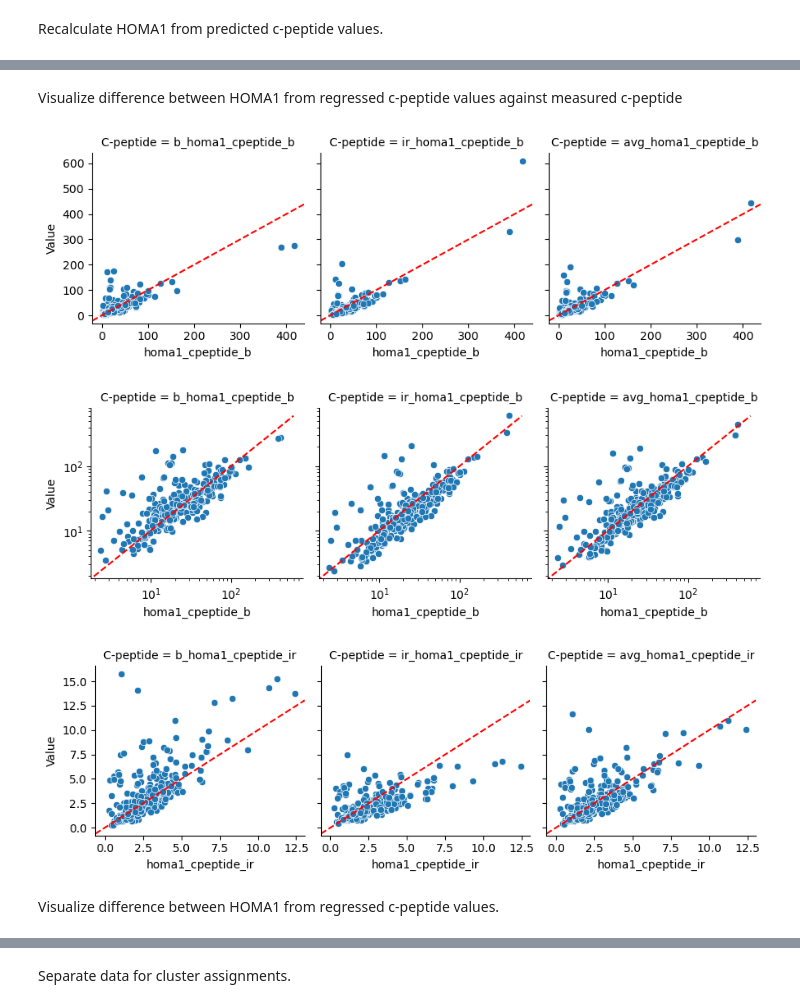
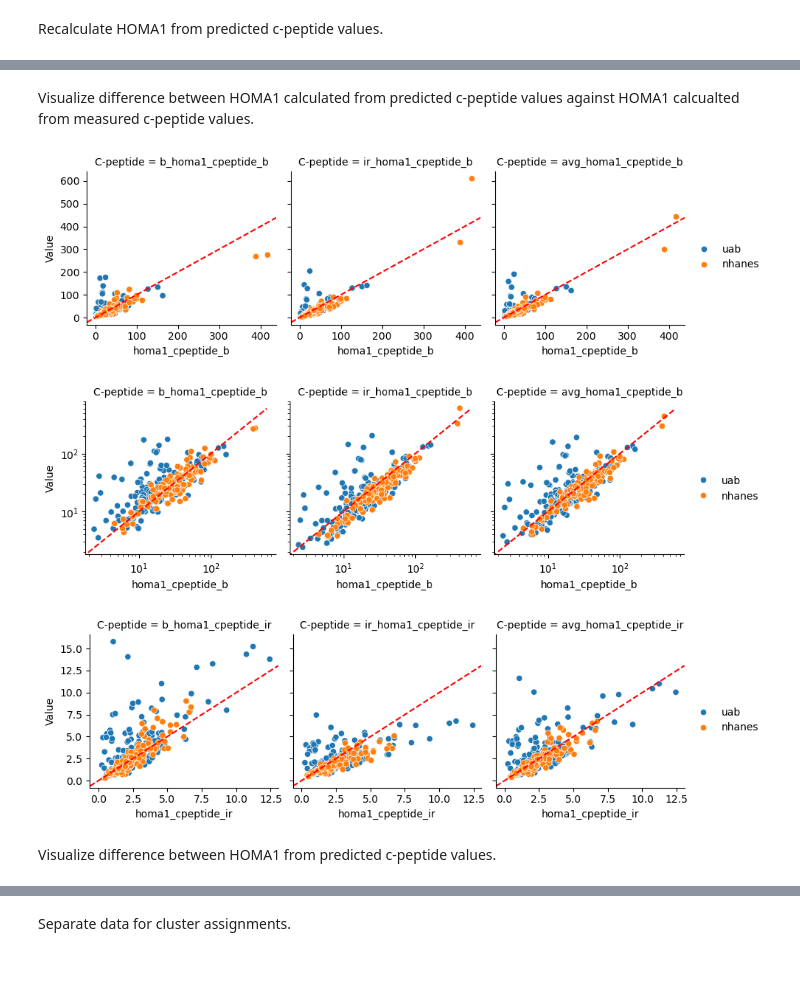
Before and after one commit to brianluhd/COVID19_clusters, a Jupyter notebook: HOMA_regression/homa_fe_cluster_assignment_comparison.ipynb, the cells around one changed output, grey strips where cells are left out. Drawn from its saved outputs; the diff is of its cells as text; code cells hidden in the pictures; blank space fills up the shorter version.

```diff
--- a/HOMA_regression/homa_fe_cluster_assignment_comparison.ipynb
+++ b/HOMA_regression/homa_fe_cluster_assignment_comparison.ipynb
@@ -69,6 +71,12 @@ data_cpeptide = data[["gad", "a1c", "bmi", "diabetes_age", "homa1_cpeptide_b", "
+# %%
+data["insulin"] = (data["homa1_insulin_b"] * (data["glucose"] - 3.5)) / (20)
 # %% [markdown]
 Derive c-peptide from regression.
 # %%
+# original c-peptide
+data["cpeptide"] = (data["homa1_cpeptide_b"] * (data["glucose"] - 3.5)) / (20*6)
+
+# predicted c-peptide
 data["cpeptide_b"] = (data["homa1_pred_b"] * (data["glucose"] - 3.5)) / (20*6)
 data["cpeptide_ir"] = (22.5 * data["homa1_pred_ir"]) / (6 * data["glucose"])
 data["cpeptide_avg"] = data[['cpeptide_b', 'cpeptide_ir']].mean(axis=1)
@@ -85,0 +96,13 @@ data["avg_homa1_cpeptide_ir"] = (data["glucose"] * 6 * data["cpeptide_avg"]) / 2
+# %%
+df_long = pd.melt(data, id_vars = ["DE_ID", "cpeptide", "source"],
+                  value_vars = ["cpeptide_b", "cpeptide_ir", "cpeptide_avg"],
+                  var_name = "C-peptide", value_name='Value')
+
+g = sns.FacetGrid(df_long, col = "C-peptide")
+g.map(sns.scatterplot, "cpeptide", "Value", "source")
+g.add_legend()
+
+for ax in g.axes.flat:
+    ax.axline((0, 0), slope = 1, color = "red", linestyle = "--")
+
+plt.show()
@@ -86,26 +137,28 @@ data["avg_homa1_cpeptide_ir"] = (data["glucose"] * 6 * data["cpeptide_avg"]) / 2
 # %% [markdown]
-Visualize difference between HOMA1 from regressed c-peptide values against measured c-peptide
+Visualize difference between HOMA1 calculated from predicted c-peptide values against HOMA1 calcualted from measured c-peptide values.
 # %%
-df_long = pd.melt(data, id_vars = ["DE_ID", "homa1_cpeptide_b"],
+df_long = pd.melt(data, id_vars = ["DE_ID", "homa1_cpeptide_b", "source"],
                   value_vars = ["b_homa1_cpeptide_b", "ir_homa1_cpeptide_b", "avg_homa1_cpeptide_b"],
                   var_name = "C-peptide", value_name='Value')
 
 g = sns.FacetGrid(df_long, col = "C-peptide")
-g.map(sns.scatterplot, "homa1_cpeptide_b", "Value")
+g.map(sns.scatterplot, "homa1_cpeptide_b", "Value", "source")
+g.add_legend()
 
 for ax in g.axes.flat:
     ax.axline((0, 0), slope = 1, color = "red", linestyle = "--")
 
 plt.show()
 # %% [output]
-[figure, old version]
+[figure, new version]
 # %%
-df_long = pd.melt(data, id_vars = ["DE_ID", "homa1_cpeptide_b"],
+df_long = pd.melt(data, id_vars = ["DE_ID", "homa1_cpeptide_b", "source"],
                   value_vars = ["b_homa1_cpeptide_b", "ir_homa1_cpeptide_b", "avg_homa1_cpeptide_b"],
                   var_name = "C-peptide", value_name='Value')
 
 g = sns.FacetGrid(df_long, col = "C-peptide")
-g.map(sns.scatterplot, "homa1_cpeptide_b", "Value")
+g.map(sns.scatterplot, "homa1_cpeptide_b", "Value", "source")
+g.add_legend()
 
 for ax in g.axes.flat:
     ax.plot([0, 600], [0, 600], color = "red", linestyle = "--")
@@ -114,21 +167,22 @@ for ax in g.axes.flat:
 
 plt.show()
 # %% [output]
-[figure, old version]
+[figure, new version]
 # %%
-df_long = pd.melt(data, id_vars = ["DE_ID", "homa1_cpeptide_ir"],
+df_long = pd.melt(data, id_vars = ["DE_ID", "homa1_cpeptide_ir", "source"],
                   value_vars = ["b_homa1_cpeptide_ir", "ir_homa1_cpeptide_ir", "avg_homa1_cpeptide_ir"],
                   var_name = "C-peptide", value_name='Value')
 
 g = sns.FacetGrid(df_long, col = "C-peptide")
-g.map(sns.scatterplot, "homa1_cpeptide_ir", "Value")
+g.map(sns.scatterplot, "homa1_cpeptide_ir", "Value", "source")
+g.add_legend()
 
 for ax in g.axes.flat:
     ax.axline((0, 0), slope = 1, color = "red", linestyle = "--")
 
 plt.show()
 # %% [output]
-[figure, old version]
+[figure, new version]
 # %% [markdown]
-Visualize difference between HOMA1 from regressed c-peptide values.
+Visualize difference between HOMA1 from predicted c-peptide values.
 # %%
```
Also changed, not shown: parts of 10 cells of this notebook.
